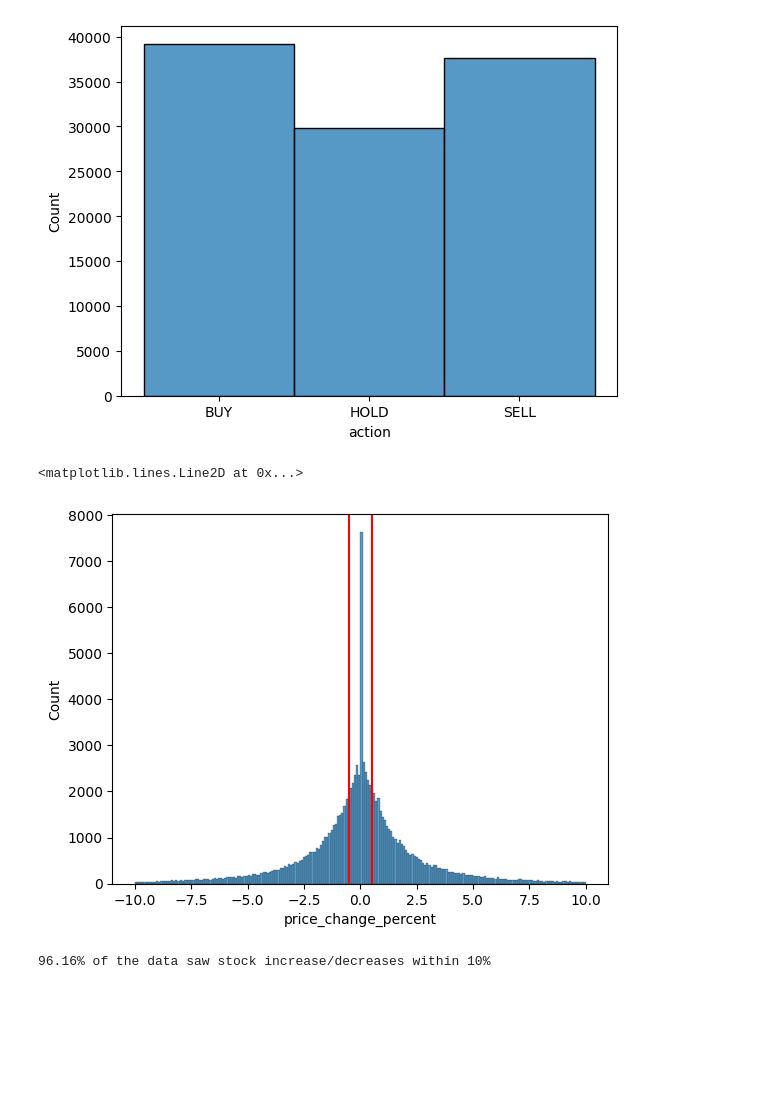
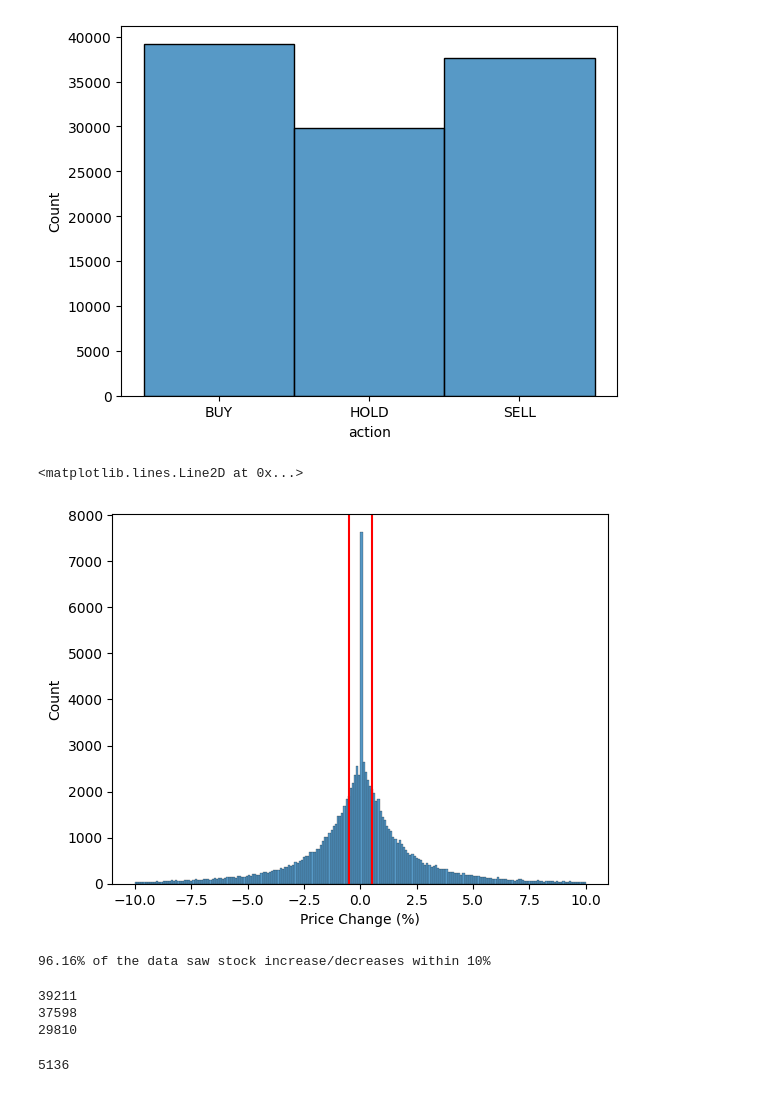
Before and after one commit to philipbasaric/cmpe351, a Jupyter notebook: EDA.ipynb, the cells around one changed output. Saved outputs shown, nothing was run; the diff lists cells and outputs as text; code cells hidden in the pictures; blank space fills up the shorter version.

```diff
--- a/EDA.ipynb
+++ b/EDA.ipynb
@@ -117,11 +117,12 @@ sns.histplot(x='action', data=df)
 [figure]
 # %%
 sns.histplot(x='price_change_percent', data=df[df['price_change_percent'].abs() < 10])
+plt.xlabel('Price Change (%)')
 plt.axvline(0.5, c='r')
 plt.axvline(-0.5, c='r')
 # %% [output]
 <matplotlib.lines.Line2D at 0x...>
-[figure, old version]
+[figure, new version]
 # %%
 l0 = len(df)
 l1 = len(df[df['price_change_percent'].abs() < 10])
@@ -129,3 +130,15 @@ l1 = len(df[df['price_change_percent'].abs() < 10])
 print(f'{round(l1/l0*100,2)}% of the data saw stock increase/decreases within 10%')
 # %% [output]
 96.16% of the data saw stock increase/decreases within 10%
+# %%
+print(len(df[df['action']=='BUY']))
+print(len(df[df['action']=='SELL']))
+print(len(df[df['action']=='HOLD']))
+# %% [output]
+39211
+37598
+29810
+# %%
+print(len(df[df['price_change_percent']==0]))
+# %% [output]
+5136
```
Also changed, not shown: parts of 5 cells of this notebook.
